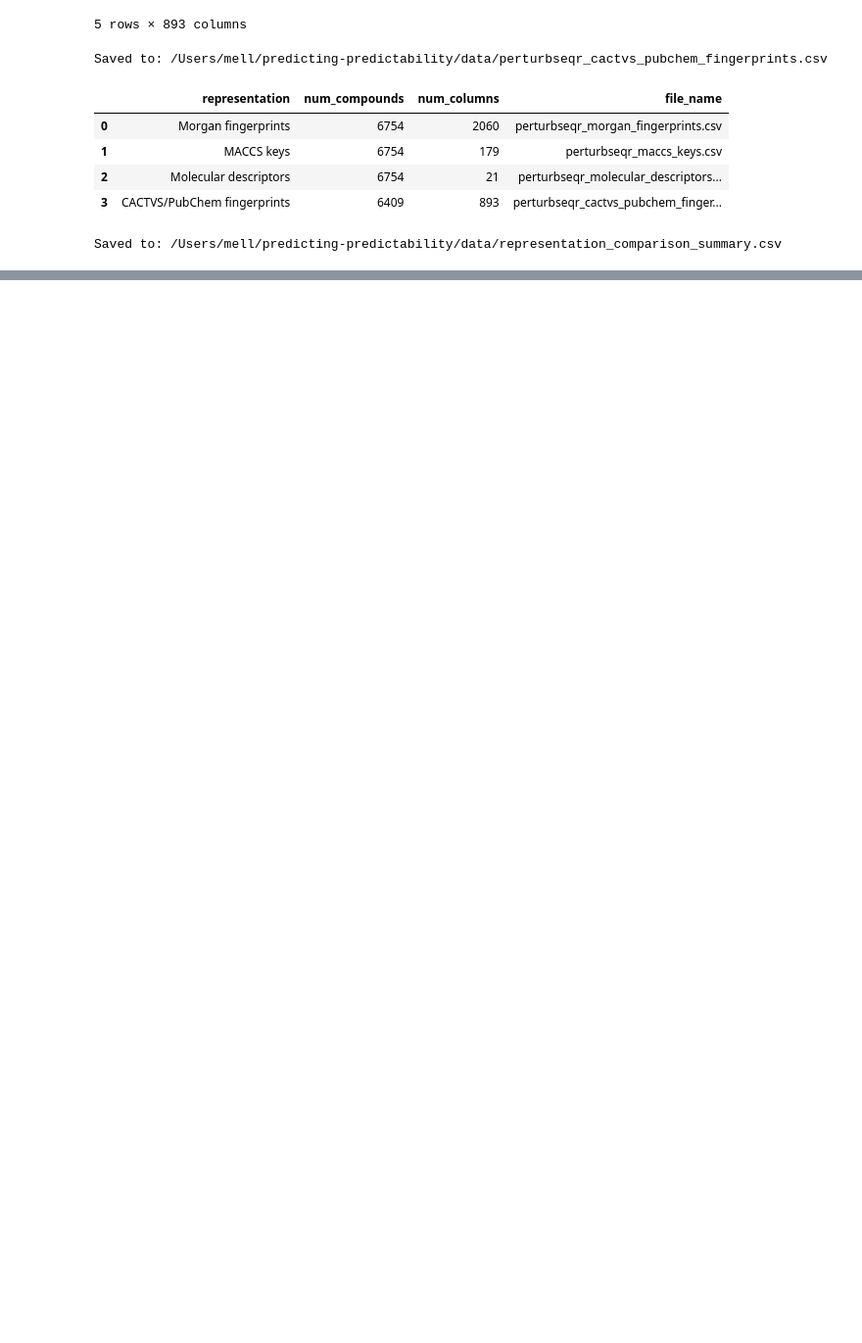
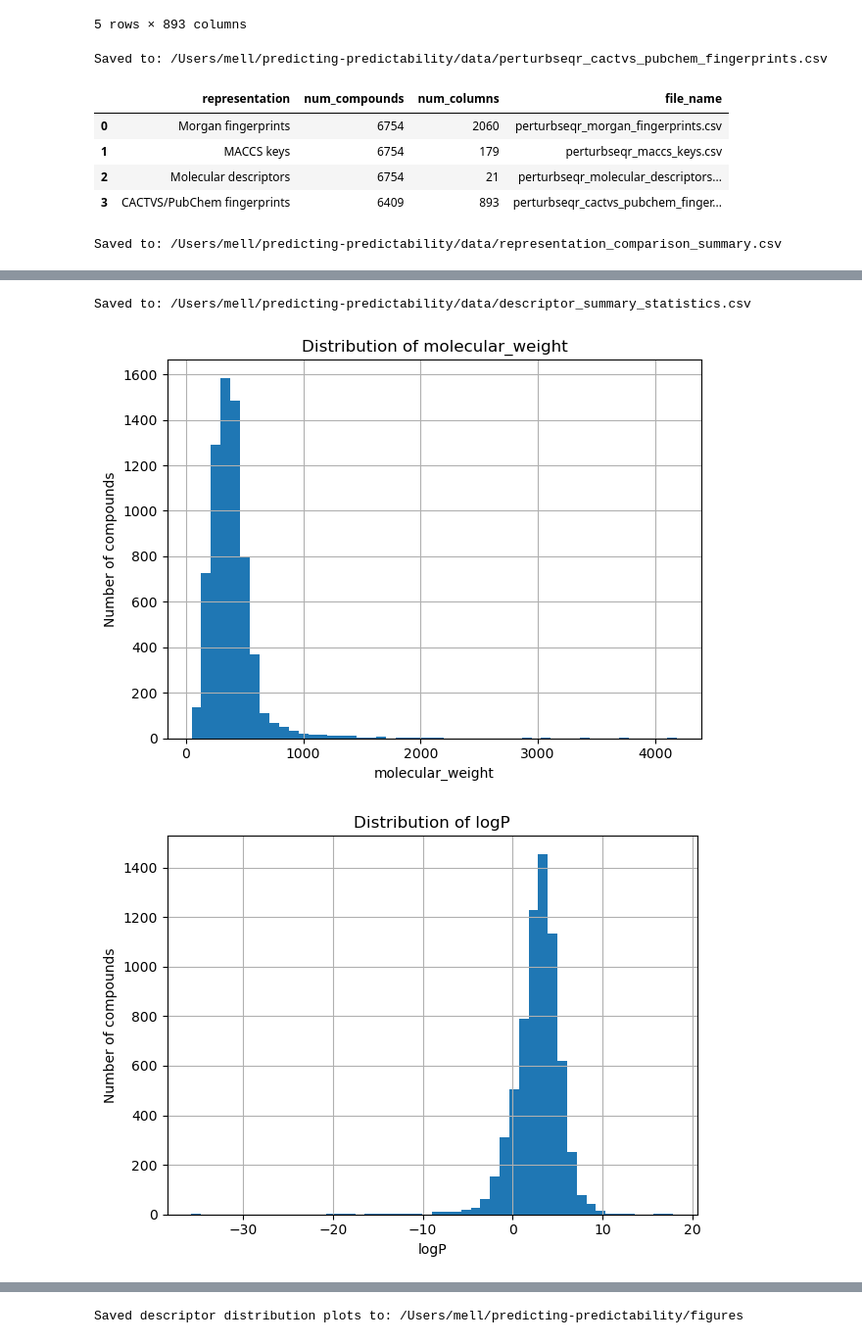
Before and after one commit to mell508-gif/predicting-predictability, a Jupyter notebook: notebooks/objective_2_rdkit_fingerprints.ipynb, the cells around one changed output, grey strips where cells are left out. Shown at 98% size. Saved outputs shown, nothing was run; the diff lists cells and outputs as text; code cells hidden in the pictures; blank space fills up the shorter version.

Commit message:
Update descriptor distribution analysis

```diff
--- a/notebooks/objective_2_rdkit_fingerprints.ipynb
+++ b/notebooks/objective_2_rdkit_fingerprints.ipynb
@@ -604,0 +609,14 @@ Saved to: /Users/mell/predicting-predictability/data/representation_comparison_s
+# %%
+from pathlib import Path
+import pandas as pd
+
+data_dir = Path.home() / "predicting-predictability" / "data"
+figures_dir = Path.home() / "predicting-predictability" / "figures"
+
+figures_dir.mkdir(exist_ok=True)
+
+descriptors_path = data_dir / "perturbseqr_molecular_descriptors.csv"
+descriptors_df = pd.read_csv(descriptors_path)
+
+print(descriptors_df.shape)
+descriptors_df.head()
@@ -604,0 +634,14 @@ Saved to: /Users/mell/predicting-predictability/data/representation_comparison_s
+# %%
+descriptor_cols = [
+    "molecular_weight",
+    "logP",
+    "TPSA",
+    "h_bond_donors",
+    "h_bond_acceptors",
+    "rotatable_bonds",
+    "aromatic_rings",
+    "heavy_atoms",
+    "formal_charge"
+]
+
+descriptors_df[descriptor_cols].describe()
@@ -604,0 +660,9 @@ Saved to: /Users/mell/predicting-predictability/data/representation_comparison_s
+# %%
+descriptor_summary = descriptors_df[descriptor_cols].describe()
+
+summary_path = data_dir / "descriptor_summary_statistics.csv"
+descriptor_summary.to_csv(summary_path)
+
+print("Saved to:", summary_path)
+# %% [output]
+Saved to: /Users/mell/predicting-predictability/data/descriptor_summary_statistics.csv
@@ -604,0 +671,19 @@ Saved to: /Users/mell/predicting-predictability/data/representation_comparison_s
+# %%
+import matplotlib.pyplot as plt
+
+for col in descriptor_cols:
+    plt.figure()
+    descriptors_df[col].dropna().hist(bins=50)
+    plt.xlabel(col)
+    plt.ylabel("Number of compounds")
+    plt.title(f"Distribution of {col}")
+    plt.tight_layout()
+
+    output_path = figures_dir / f"distribution_{col}.png"
+    plt.savefig(output_path, dpi=300)
+    plt.show()
+
+print("Saved descriptor distribution plots to:", figures_dir)
+# %% [output]
+[figure, added]
+[figure, added]
@@ -604,0 +697 @@ Saved to: /Users/mell/predicting-predictability/data/representation_comparison_s
+Saved descriptor distribution plots to: /Users/mell/predicting-predictability/figures
```
Also changed, not shown: parts of 8 cells of this notebook, 10 other files.
